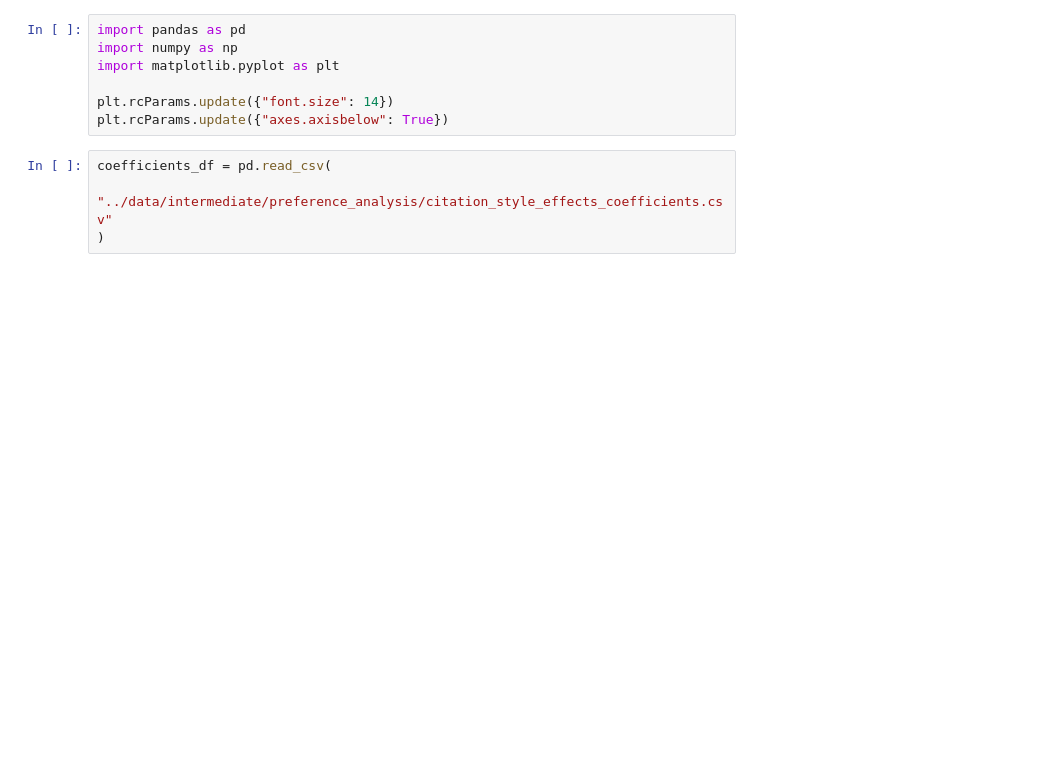
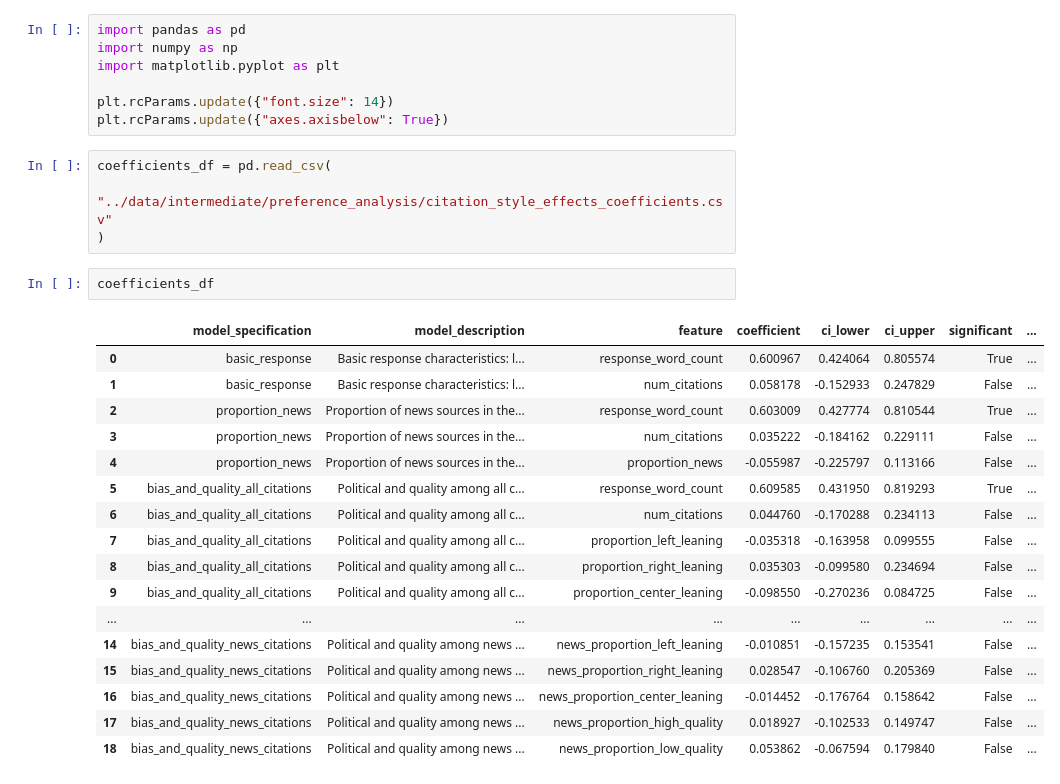
Before and after one commit to yang3kc/ai_search_arena, a Jupyter notebook: notebooks/paper_figure_user_preference.ipynb, the cells around one changed output. Saved outputs shown, nothing was run; the diff lists cells and outputs as text; blank space fills up the shorter version.

```diff
--- a/notebooks/paper_figure_user_preference.ipynb
+++ b/notebooks/paper_figure_user_preference.ipynb
@@ -9,6 +9,26 @@ plt.rcParams.update({"axes.axisbelow": True})
 coefficients_df = pd.read_csv(
     "../data/intermediate/preference_analysis/citation_style_effects_coefficients.csv"
 )
+# %%
+coefficients_df
+# %% [output]
+|  | model_specification | model_description | feature | coefficient | ci_lower | ci_upper | significant | ... |
+| 0 | basic_response | Basic response characteristics: l... | response_word_count | 0.600967 | 0.424064 | 0.805574 | True | ... |
+| 1 | basic_response | Basic response characteristics: l... | num_citations | 0.058178 | -0.152933 | 0.247829 | False | ... |
+| 2 | proportion_news | Proportion of news sources in the... | response_word_count | 0.603009 | 0.427774 | 0.810544 | True | ... |
+| 3 | proportion_news | Proportion of news sources in the... | num_citations | 0.035222 | -0.184162 | 0.229111 | False | ... |
+| 4 | proportion_news | Proportion of news sources in the... | proportion_news | -0.055987 | -0.225797 | 0.113166 | False | ... |
+| 5 | bias_and_quality_all_citations | Political and quality among all c... | response_word_count | 0.609585 | 0.431950 | 0.819293 | True | ... |
+| 6 | bias_and_quality_all_citations | Political and quality among all c... | num_citations | 0.044760 | -0.170288 | 0.234113 | False | ... |
+| 7 | bias_and_quality_all_citations | Political and quality among all c... | proportion_left_leaning | -0.035318 | -0.163958 | 0.099555 | False | ... |
+| 8 | bias_and_quality_all_citations | Political and quality among all c... | proportion_right_leaning | 0.035303 | -0.099580 | 0.234694 | False | ... |
+| 9 | bias_and_quality_all_citations | Political and quality among all c... | proportion_center_leaning | -0.098550 | -0.270236 | 0.084725 | False | ... |
+| ... | ... | ... | ... | ... | ... | ... | ... | ... |
+| 14 | bias_and_quality_news_citations | Political and quality among news ... | news_proportion_left_leaning | -0.010851 | -0.157235 | 0.153541 | False | ... |
+| 15 | bias_and_quality_news_citations | Political and quality among news ... | news_proportion_right_leaning | 0.028547 | -0.106760 | 0.205369 | False | ... |
+| 16 | bias_and_quality_news_citations | Political and quality among news ... | news_proportion_center_leaning | -0.014452 | -0.176764 | 0.158642 | False | ... |
+| 17 | bias_and_quality_news_citations | Political and quality among news ... | news_proportion_high_quality | 0.018927 | -0.102533 | 0.149747 | False | ... |
+| 18 | bias_and_quality_news_citations | Political and quality among news ... | news_proportion_low_quality | 0.053862 | -0.067594 | 0.179840 | False | ... |
 # %%
 coefficients_df.feature
 # %% [output]
```
Also changed, not shown: parts of 6 cells of this notebook, 12 other files.
